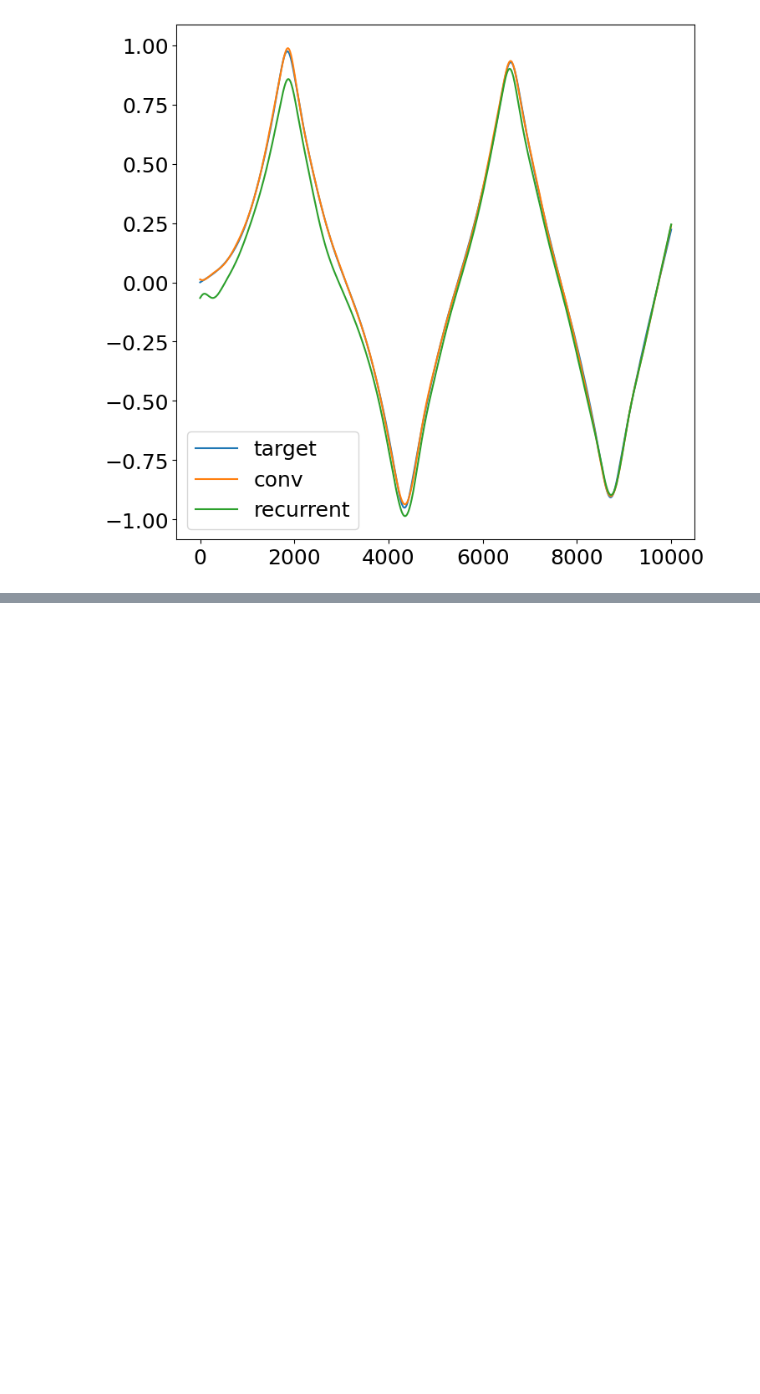
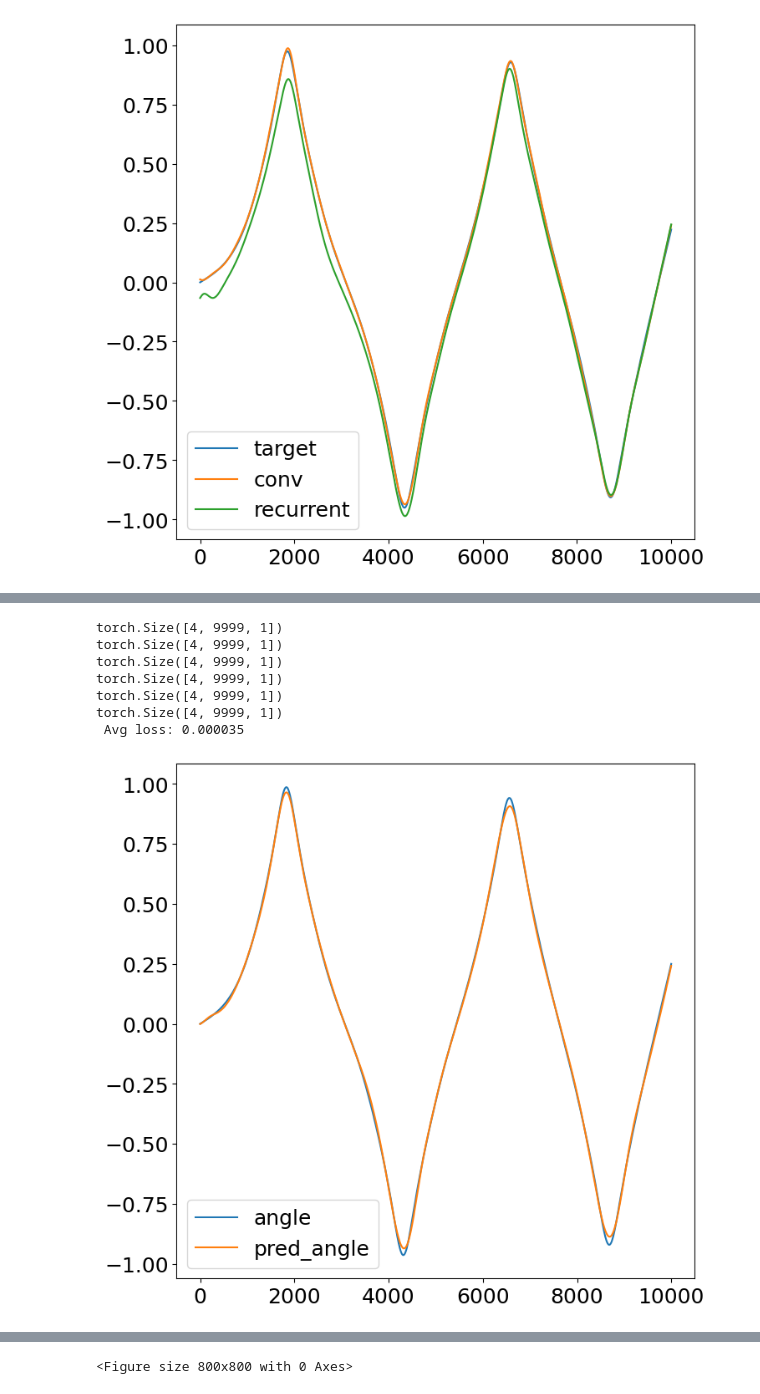
Before and after one commit to czuniga76/S4Model_Tests, a Jupyter notebook: s4_inv_pendulum.ipynb, the cells around one changed output, grey strips where cells are left out. Cells and saved outputs as stored; diff of their text form; code cells hidden in the pictures; blank space fills up the shorter version.

```diff
--- a/s4_inv_pendulum.ipynb
+++ b/s4_inv_pendulum.ipynb
@@ -556,0 +631,37 @@ diff  0.28864356875419617
+# %%
+N = 8        # inner dimension of S4 model. Usually higher but problem has low dimensionality
+d_input = 1
+d_model = 4
+d_output = 1
+n_blocks = 1    # simple problem so don't expect to need deep models
+seq_len = 9999
+Dt = 0.001
+
+u = torch.randn(1, seq_len, d_input)
+
+s4model = S4Model(        # TODO fix dt
+    d_input,
+    d_model=d_model,
+    d_output=d_output,
+    n_blocks=n_blocks,
+    n=N,
+    Dt=Dt,
+    l_max=seq_len,
+    norm_type=None,
+    collapse=False,  # average predictions over time prior to decoding
+)
+# %%
+loss_fn = nn.MSELoss()
+device = torch.device("cuda" if torch.cuda.is_available() else "cpu")
+optimizer = torch.optim.Adam(s4model.parameters(), lr=1e-3)
+
+epochs = 150  # simple training loop
+
+
+for t in range(epochs):
+    print(f"Epoch {t+1}\n-------------------------------")
+    train_loop(train_dataloader, s4model, loss_fn, optimizer, device)
+    print(" validating")   # TODO add early stopping
+    test_loop(val_dataloader, s4model, loss_fn, device)
+
+print("Done!")
@@ -556,0 +686,11 @@ diff  0.28864356875419617
+# %%
+eval_loop(test_dataloader, s4model, loss_fn, device)
+# %% [output]
+torch.Size([4, 9999, 1])
+torch.Size([4, 9999, 1])
+torch.Size([4, 9999, 1])
+torch.Size([4, 9999, 1])
+torch.Size([4, 9999, 1])
+torch.Size([4, 9999, 1])
+ Avg loss: 0.000035
+[figure, added]
@@ -556,0 +702 @@ diff  0.28864356875419617
+<Figure size 800x800 with 0 Axes>
```
Also changed, not shown: parts of 12 cells of this notebook.
